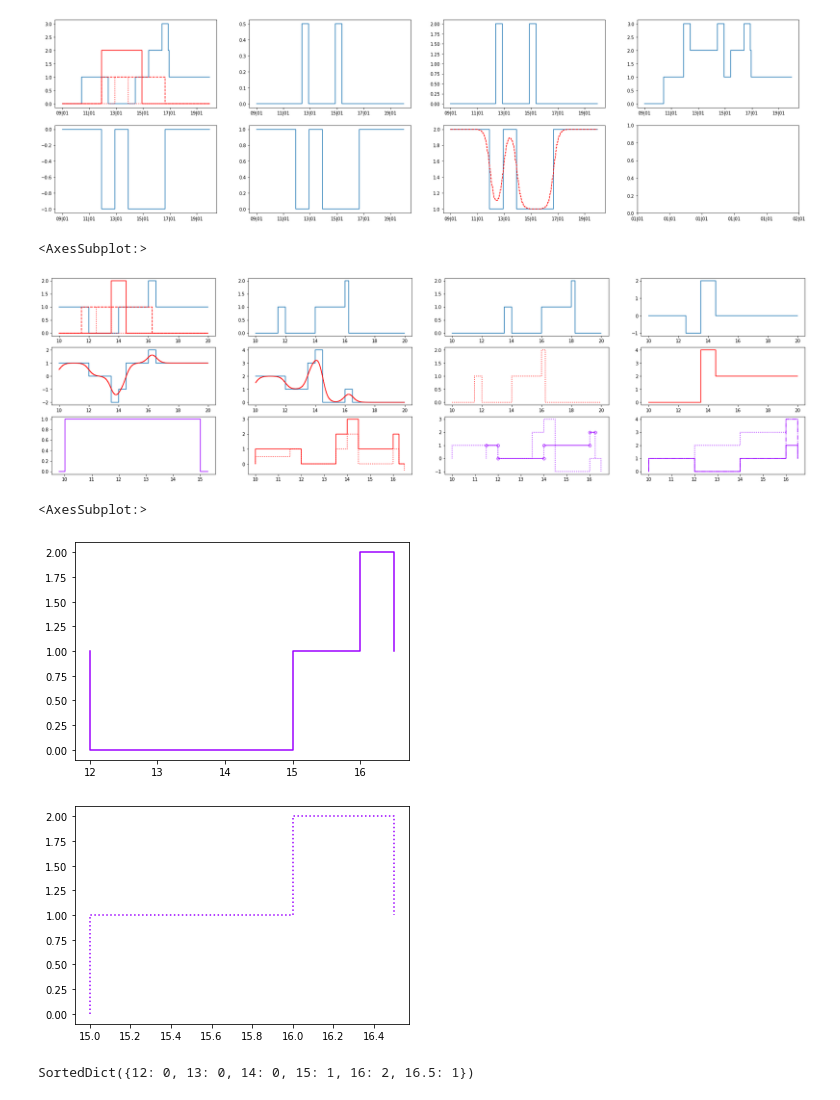
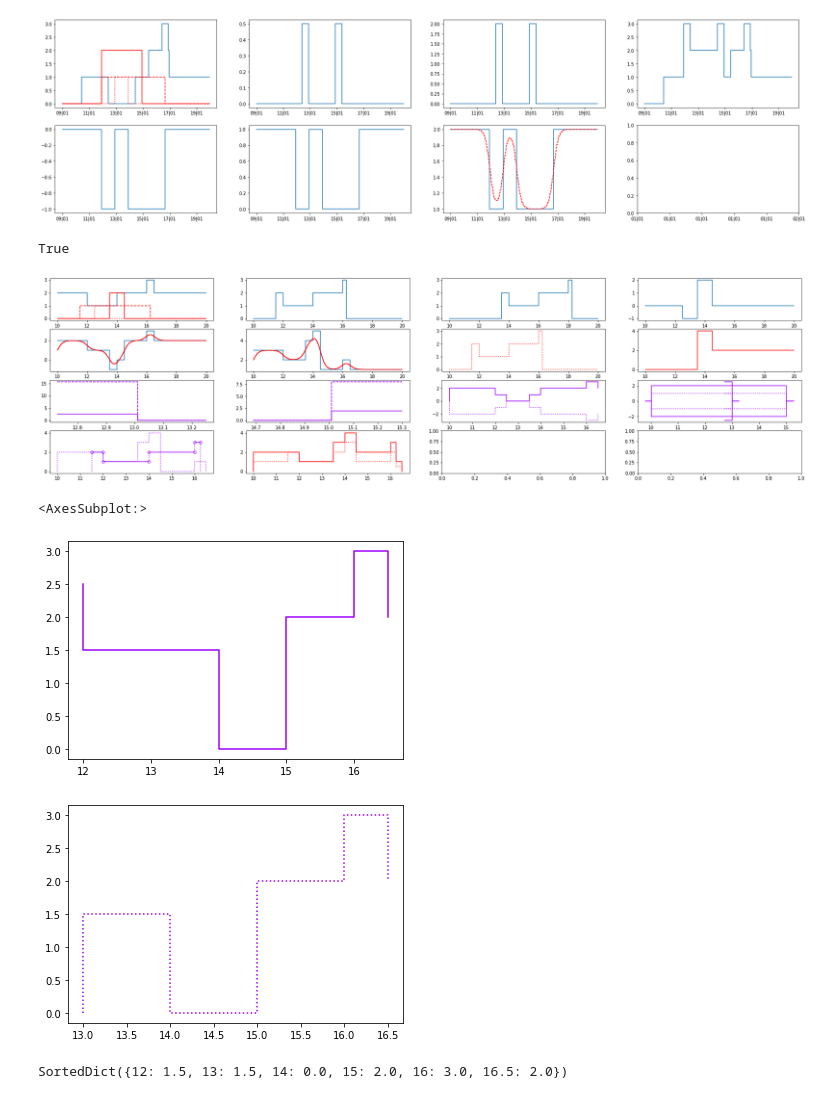
Before and after one commit to probability/topicmodelunderstanding, a Jupyter notebook: Notebooks/operations tests.ipynb, the cells around one changed output. Cells and saved outputs as stored; diff of their text form; code cells hidden in the pictures.

```diff
--- a/Notebooks/operations tests.ipynb
+++ b/Notebooks/operations tests.ipynb
@@ -48,11 +48,14 @@ axr2[3].xaxis.set_major_formatter(date_form)
 # %% [output]
 [figure]
 # %%
-s1 = Step(start=10,end=15)
+t = np.arange(10,20,0.01)
+fig, (axr1,axr2,axr3,axr4) = plt.subplots(ncols = 4, nrows=4, figsize=(30,8))
+
+s1 = Step(start=10,end=15,weight=2)
 s2 = Step(start=12,weight=-1)
-s3 = Step(end=13)
+s3 = Step(end=13,weight=2.5)
 s4 = Step(start=14,end=16.5)
-s5 = Step(start=15)
+s5 = Step(start=15,weight=2)
 s6 = Step(start=16)
 
 s7 = Step(start=13.5,end=14.5,weight=2)
@@ -62,51 +65,71 @@ s9 = Step(start=11.5,end=16.25)
 st = Steps().add([s1,s2,s4,s5,s6])
 st2 = Steps().add([s7])
 
-t = np.arange(10,20,0.01)
-fig, (axr1,axr2,axr3) = plt.subplots(ncols = 4, nrows=3, figsize=(30,8))
 
 axr1[0].step(t,st(t))
 axr1[0].step(t,s7(t),color='r')
 axr1[0].step(t,s8(t),color='r',linestyle=':')
 axr1[0].step(t,s9(t),color='r',linestyle='--')
 axr1[1].step(t,((st*s9))(t))
 
 axr1[2].step(t,((st*s9)>>2)(t))
 axr2[2].step(t,(((st*s9)>-0.5))(t),color='r',linestyle=':')
 
 axr1[3].step(t,(st2-s8)(t))
 axr2[3].step(t,(((st2-s8)>1))(t),color='r')
 
 axr2[0].step(t,(st-st2)(t))
 axr2[0].step(t,(st-st2).smooth_step(t,smooth_factor=0.35),color='r')
 
 axr2[1].step(t,(st+st2+1)(t))
 axr2[1].step(t,(st+st2+Step()).smooth_step(t,smooth_factor=0.35),color='r')
 
-s1.plot(ax=axr3[0])
-#s3.plot(ax=axr3[1])
 
-#s1.reflect().plot(ax=axr3[0],linestyle=':')
-#s3.reflect().plot(ax=axr3[1],linestyle=':')
+(st-s8).plot(ax=axr3[2])
+(st-s8).reflect().plot(ax=axr3[2],linestyle=':')
+
+s1.plot(ax=axr3[3])
+s1.normalise().plot(ax=axr3[3],linestyle=':')
+
+s1.reflect().plot(ax=axr3[3])
+s1.reflect().normalise().plot(ax=axr3[3],linestyle=':')
+
+s3.plot(ax=axr3[3])
+s3.normalise().plot(ax=axr3[3],linestyle=':')
+
+s3.reflect().plot(ax=axr3[3])
+s3.reflect().normalise().plot(ax=axr3[3],linestyle=':')
+
+
+s3.plot(ax=axr3[0])
+(s3**3).plot(ax=axr3[0],linestyle='--')
+(s3*s3*s3).plot(ax=axr3[0],linestyle=':')
+
+s5.plot(ax=axr3[1])
+(s5**3).plot(ax=axr3[1],linestyle='--')
+(s5*s5*s5).plot(ax=axr3[1],linestyle=':')
+
 
 #((s1*3*((s1*1.5)>>3))**2).plot(ax=axr3[2])
-st.plot(ax=axr3[3])
-((st**2)).plot(ax=axr3[3],linestyle=':')
-((st*st)).plot(ax=axr3[3],linestyle='-.')
+# st.plot(ax=axr3[3])
+# ((st**2)).plot(ax=axr3[3],linestyle=':')
+# ((st*st)).plot(ax=axr3[3],linestyle='-.')
 
 comp1 = st+st2
 comp2 = st*s9
 
 agg_st = Steps.aggregate([comp1,comp2],np.max)
 agg_st2 = Steps.aggregate([comp1,comp2],np.mean)
 
-comp1.plot(ax=axr3[2],linestyle=':')
-comp2.plot(ax=axr3[2],method='pretty')
-agg_st.plot(ax=axr3[1],color='r')
-agg_st2.plot(ax=axr3[1],color='r',linestyle=':')
+comp1.plot(ax=axr4[0],linestyle=':')
+comp2.plot(ax=axr4[0],method='pretty')
+agg_st.plot(ax=axr4[1],color='r')
+agg_st2.plot(ax=axr4[1],color='r',linestyle=':')
+
+(s3**2) == (s3*s3)
 # %% [output]
-<AxesSubplot:>
+True
-[figure, old version]
+[figure, new version]
 # %%
 agg_st_dict = agg_st.to_dict(False)
 agg_st_dict_cum = agg_st.to_dict()
@@ -122,10 +145,10 @@ axx = st3.plot()
 (st3>0.5).plot(linestyle=':')
 # %% [output]
 <AxesSubplot:>
-[figure, old version]
+[figure, new version]
-[figure, old version]
+[figure, new version]
 # %%
 st3_dict = st3.to_dict()
 st3_dict
 # %% [output]
-SortedDict({12: 0, 13: 0, 14: 0, 15: 1, 16: 2, 16.5: 1})
+SortedDict({12: 1.5, 13: 1.5, 14: 0.0, 15: 2.0, 16: 3.0, 16.5: 2.0})
```
Also changed, not shown: 3 other files.
